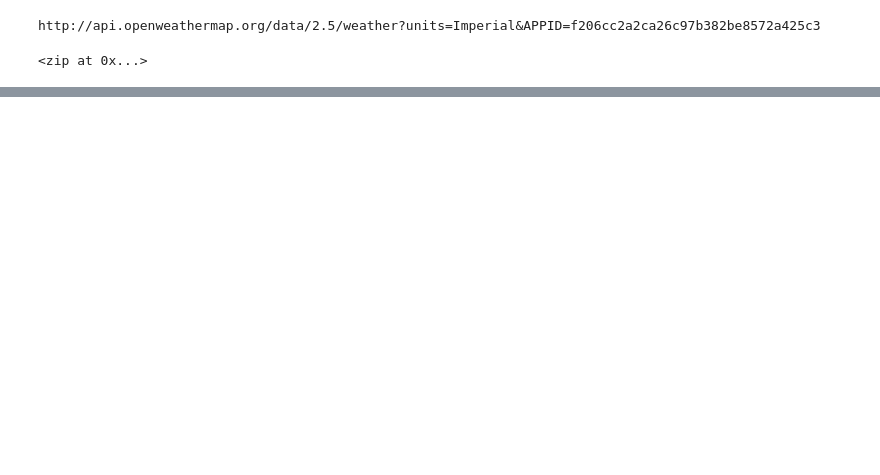
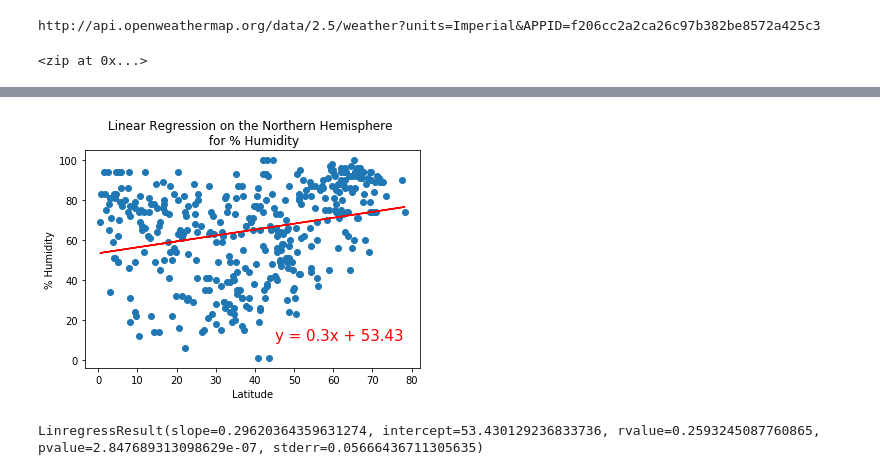
Before and after one commit to evanmgoodwin/World_Weather_Analysis, a Jupyter notebook: WeatherPy.ipynb, the cells around one changed output, grey strips where cells are left out. Saved outputs shown, nothing was run; the diff lists cells and outputs as text; code cells hidden in the pictures; blank space fills up the shorter version.

```diff
--- a/WeatherPy.ipynb
+++ b/WeatherPy.ipynb
@@ -240,0 +344,16 @@ plt.show()
+# %%
+# Humditity linear regression on the northern hemisphere
+x_values = northern_hemi_df["Lat"]
+y_values = northern_hemi_df["Humidity"]
+
+# Call the function
+plot_linear_regression(x_values, y_values,
+                      "Linear Regression on the Northern Hemisphere \n for % Humidity",
+                       "% Humidity", (45, 10))
+# %% [output]
+[figure, added]
+# %%
+# Check the r-value
+linregress(x_values, y_values)
+# %% [output]
+LinregressResult(slope=0.29620364359631274, intercept=53.430129236833736, rvalue=0.2593245087760865, pvalue=2.847689313098629e-07, stderr=0.05666436711305635)
```
Also changed, not shown: parts of 29 cells of this notebook, 5 other files.
